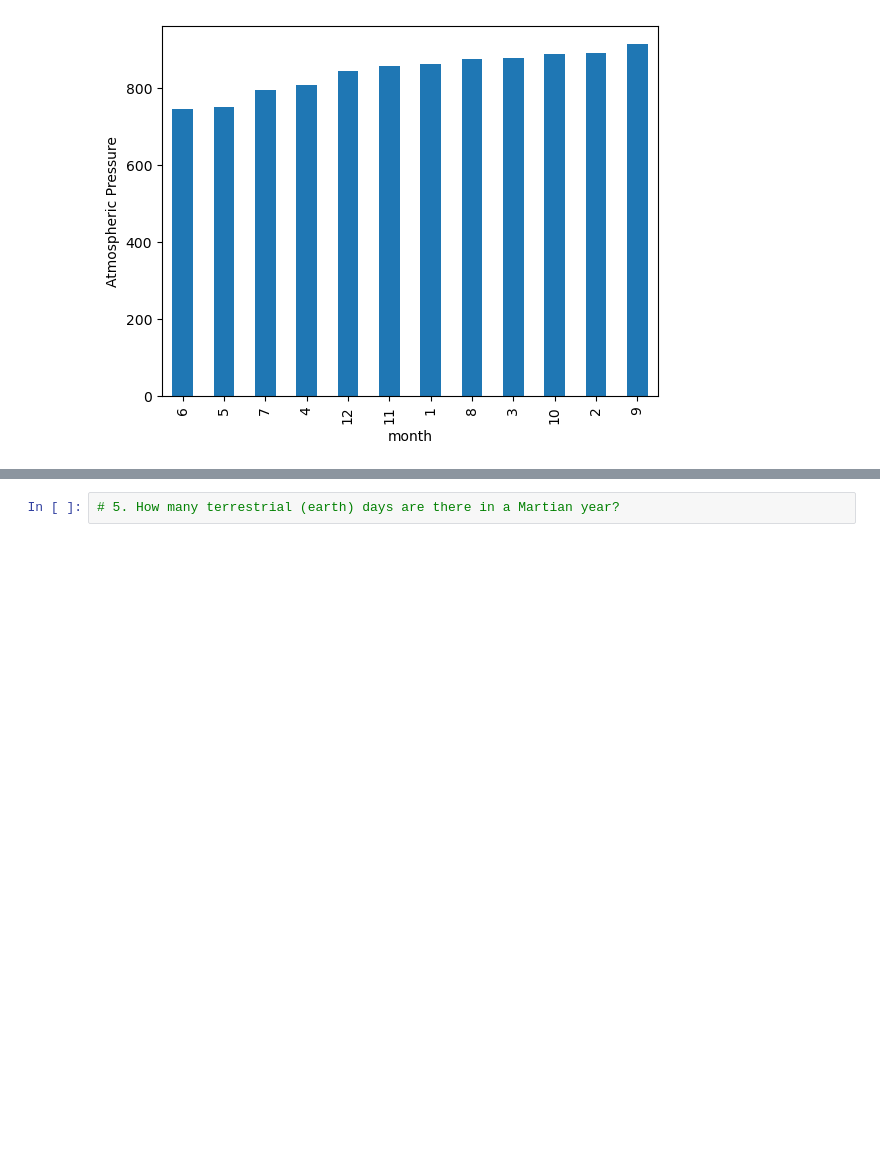
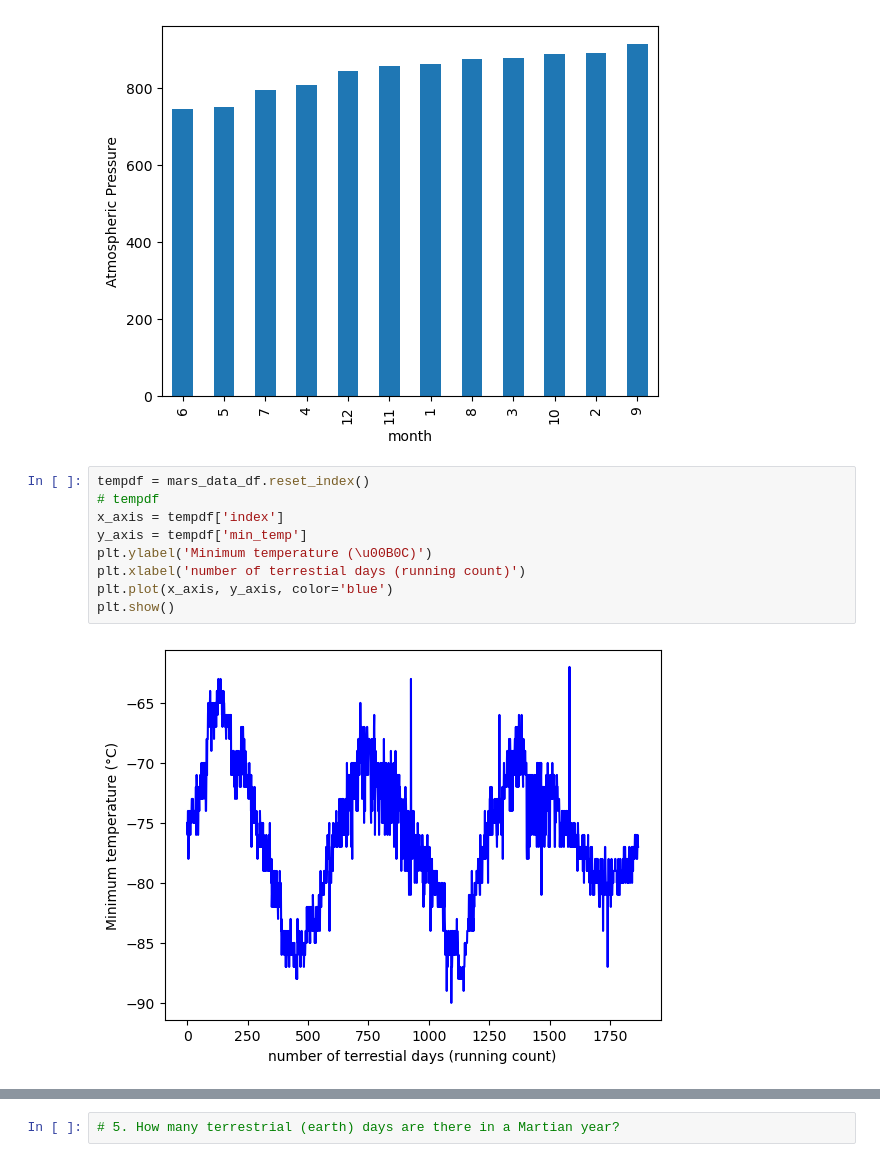
Before and after one commit to MattRind/scraping-challenge, a Jupyter notebook: part_2_mars_weather.ipynb, the cells around one changed output, grey strips where cells are left out. Saved outputs shown, nothing was run; the diff lists cells and outputs as text; blank space fills up the shorter version.

```diff
--- a/part_2_mars_weather.ipynb
+++ b/part_2_mars_weather.ipynb
@@ -306,3 +335,14 @@ Name: pressure, dtype: float64
 # Plot the average pressure by month
 # %% [output]
 [figure]
+# %%
+tempdf = mars_data_df.reset_index()
+# tempdf
+x_axis = tempdf['index']
+y_axis = tempdf['min_temp']
+plt.ylabel('Minimum temperature (\u00B0C)')
+plt.xlabel('number of terrestial days (running count)')
+plt.plot(x_axis, y_axis, color='blue')
+plt.show()
+# %% [output]
+[figure, added]
```
Also changed, not shown: parts of 7 cells of this notebook.
